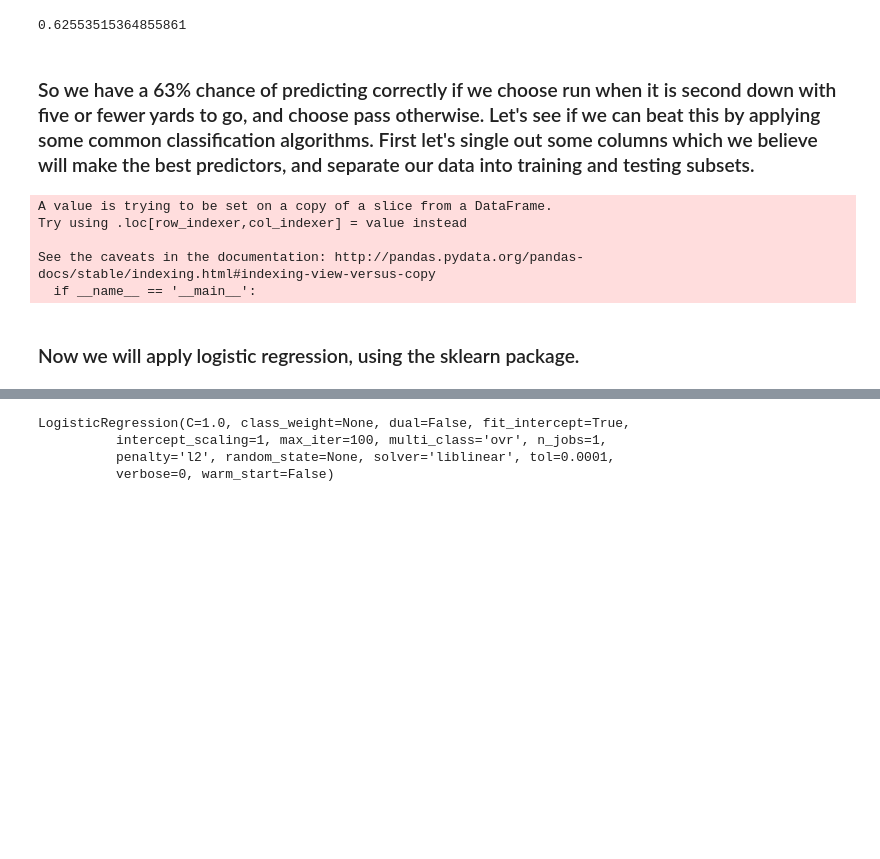
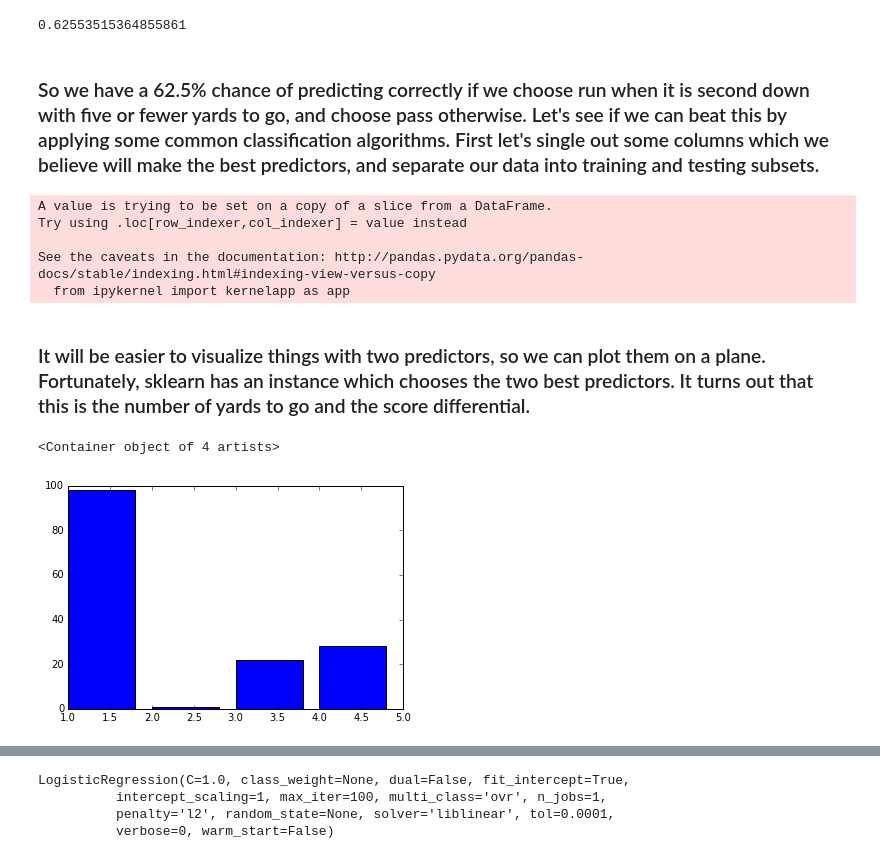
Before and after one commit to matsarj/matsarj.github.io, a Jupyter notebook: proj/PredictingRunOrPass.ipynb, the cells around one changed output, grey strips where cells are left out. Saved outputs shown, nothing was run; the diff lists cells and outputs as text; code cells hidden in the pictures; blank space fills up the shorter version.

```diff
--- a/proj/PredictingRunOrPass.ipynb
+++ b/proj/PredictingRunOrPass.ipynb
@@ -65,22 +78,33 @@ See the caveats in the documentation: http://pandas.pydata.org/pandas-docs/stabl
   from ipykernel import kernelapp as app
 0.62553515364855861
 # %% [markdown]
-### So we have a 63% chance of predicting correctly if we choose run when it is second down with five or fewer yards to go, and choose pass otherwise. Let's see if we can beat this by applying some common classification algorithms. First let's single out some columns which we believe will make the best predictors, and separate our data into training and testing subsets.
+### So we have a 62.5% chance of predicting correctly if we choose run when it is second down with five or fewer yards to go, and choose pass otherwise. Let's see if we can beat this by applying some common classification algorithms. First let's single out some columns which we believe will make the best predictors, and separate our data into training and testing subsets.
-# %%
-second['TimeInHalf'] = second['TimeSecs']%(60*30)
-X = preprocessing.scale(second[['ydstogo', 'yrdline100', 'TimeInHalf', 'ScoreDiff']])
-y = second['PlayType']
-
-X_train = X[:round(.8*X.shape[0]):,]
-y_train = y.iloc[:round(.8*y.shape[0])]
-
-X_test = X[round(.8*X.shape[0]):,]
-y_test = y.iloc[round(.8*y.shape[0]):]
-# %% [output]
-A value is trying to be set on a copy of a slice from a DataFrame.
-Try using .loc[row_indexer,col_indexer] = value instead
-
-See the caveats in the documentation: http://pandas.pydata.org/pandas-docs/stable/indexing.html#indexing-view-versus-copy
-  if __name__ == '__main__':
-# %% [markdown]
-### Now we will apply logistic regression, using the sklearn package.
+# %%
+#TimeInHalf will contain seconds left in the half
+second['TimeInHalf'] = second['TimeSecs']%(60*30)
+
+#Normalize data for better results
+X = preprocessing.scale(second[['ydstogo', 'yrdline100', 'TimeInHalf', 'ScoreDiff']])
+X = preprocessing.normalize(X, norm = 'l2')
+y = second['PlayType']
+
+#Separate 20% of the data for testing
+X_train, X_test, y_train, y_test = cross_validation.train_test_split(X, y, test_size = .2, random_state = 0)
+# %% [output]
+A value is trying to be set on a copy of a slice from a DataFrame.
+Try using .loc[row_indexer,col_indexer] = value instead
+
+See the caveats in the documentation: http://pandas.pydata.org/pandas-docs/stable/indexing.html#indexing-view-versus-copy
+  from ipykernel import kernelapp as app
+# %% [markdown]
+### It will be easier to visualize things with two predictors, so we can plot them on a plane. Fortunately, sklearn has an instance which chooses the two best predictors. It turns out that this is the number of yards to go and the score differential.
+# %%
+#Choose the 2 best features
+selector = SelectKBest(f_classif, k = 2)
+selector.fit(X_train, y_train)
+scores = -np.log10(selector.pvalues_)
+
+plt.bar([1, 2, 3, 4],scores)
+# %% [output]
+<Container object of 4 artists>
+[figure, added]
```
Also changed, not shown: parts of 28 cells of this notebook.
